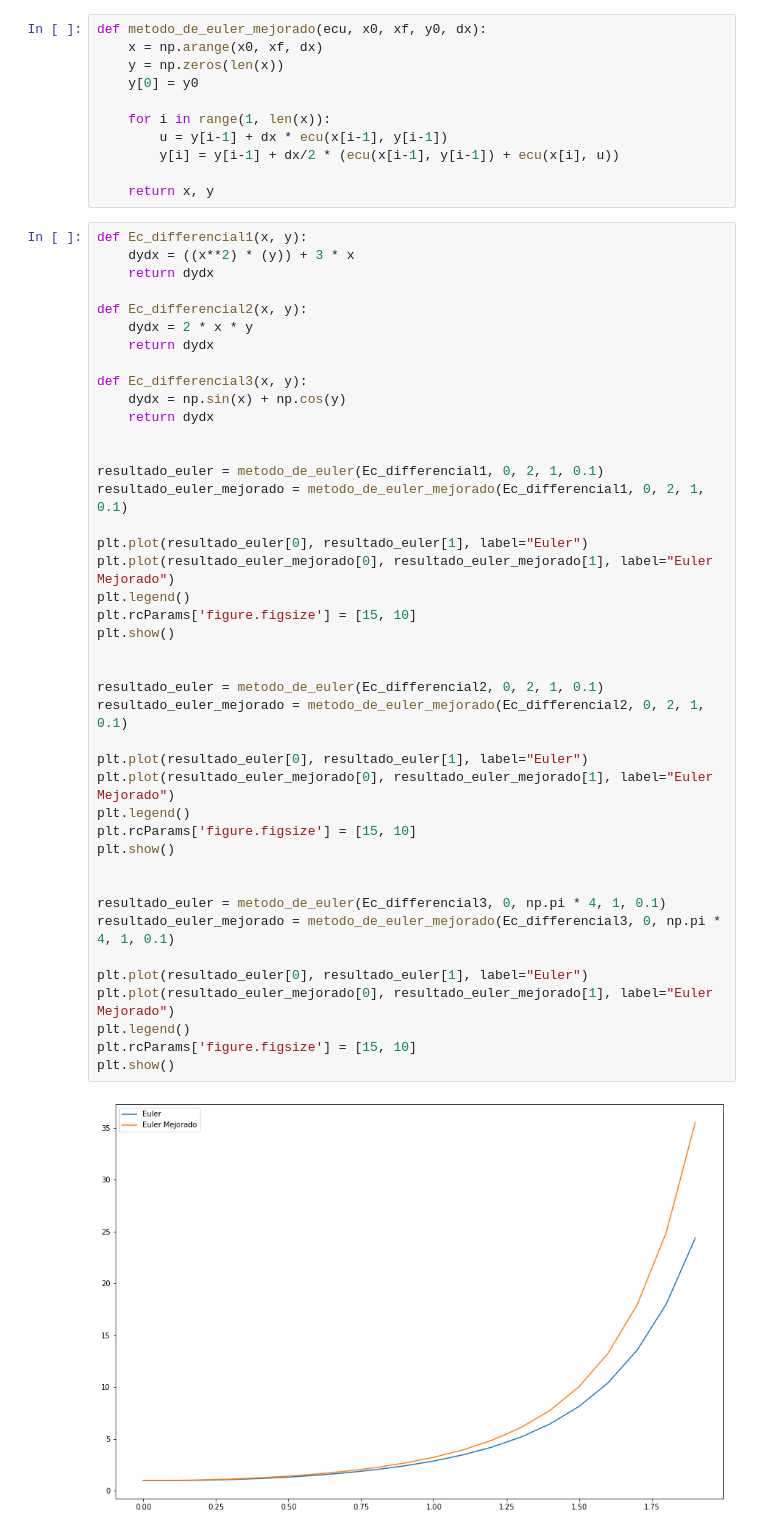
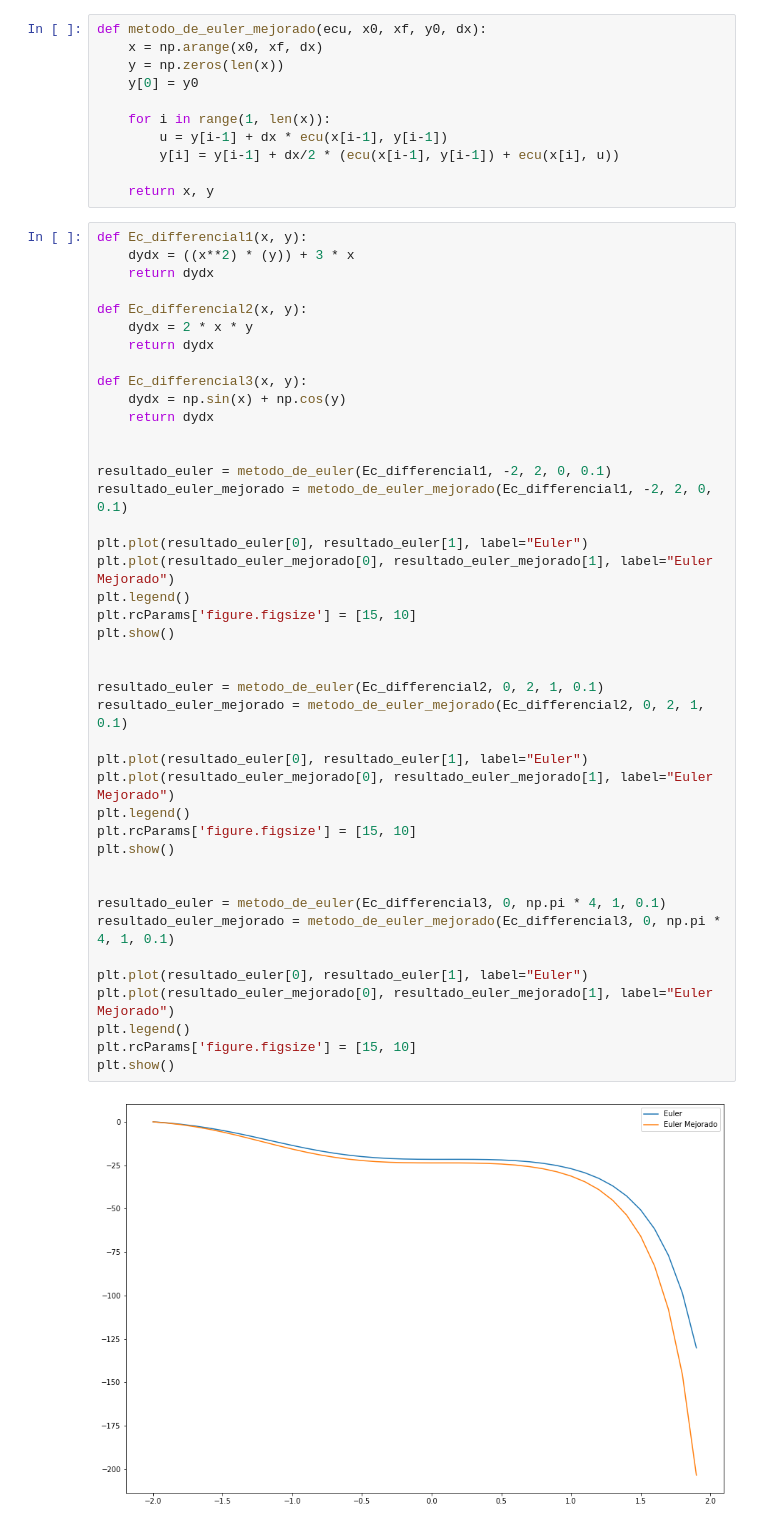
Before and after one commit to niaggar/semillero-quantic, a Jupyter notebook: 03_26-oct-2022.ipynb, the cells around one changed output. Saved outputs shown, nothing was run; the diff lists cells and outputs as text.

Commit message:
euler method

```diff
--- a/03_26-oct-2022.ipynb
+++ b/03_26-oct-2022.ipynb
@@ -36,35 +36,35 @@ def Ec_differencial3(x, y):
     return dydx
 
 
-resultado_euler = metodo_de_euler(Ec_differencial1, 0, 2, 1, 0.1)
-resultado_euler_mejorado = metodo_de_euler_mejorado(Ec_differencial1, 0, 2, 1, 0.1)
+resultado_euler = metodo_de_euler(Ec_differencial1, -2, 2, 0, 0.1)
+resultado_euler_mejorado = metodo_de_euler_mejorado(Ec_differencial1, -2, 2, 0, 0.1)
 
 plt.plot(resultado_euler[0], resultado_euler[1], label="Euler")
 plt.plot(resultado_euler_mejorado[0], resultado_euler_mejorado[1], label="Euler Mejorado")
 plt.legend()
 plt.rcParams['figure.figsize'] = [15, 10]
 plt.show()
 
 
 resultado_euler = metodo_de_euler(Ec_differencial2, 0, 2, 1, 0.1)
 resultado_euler_mejorado = metodo_de_euler_mejorado(Ec_differencial2, 0, 2, 1, 0.1)
 
 plt.plot(resultado_euler[0], resultado_euler[1], label="Euler")
 plt.plot(resultado_euler_mejorado[0], resultado_euler_mejorado[1], label="Euler Mejorado")
 plt.legend()
 plt.rcParams['figure.figsize'] = [15, 10]
 plt.show()
 
 
 resultado_euler = metodo_de_euler(Ec_differencial3, 0, np.pi * 4, 1, 0.1)
 resultado_euler_mejorado = metodo_de_euler_mejorado(Ec_differencial3, 0, np.pi * 4, 1, 0.1)
 
 plt.plot(resultado_euler[0], resultado_euler[1], label="Euler")
 plt.plot(resultado_euler_mejorado[0], resultado_euler_mejorado[1], label="Euler Mejorado")
 plt.legend()
 plt.rcParams['figure.figsize'] = [15, 10]
 plt.show()
 # %% [output]
-[figure, old version]
+[figure, new version]
 [figure]
 [figure]
```
Also changed, not shown: parts of 2 cells of this notebook.
